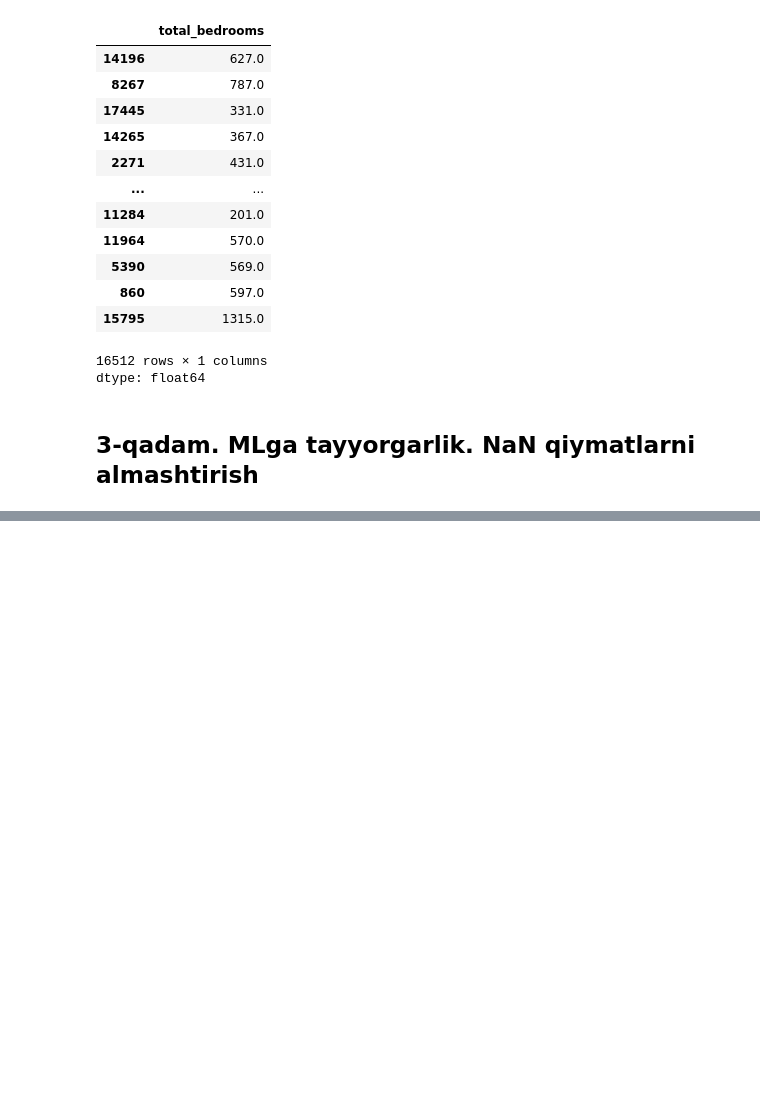
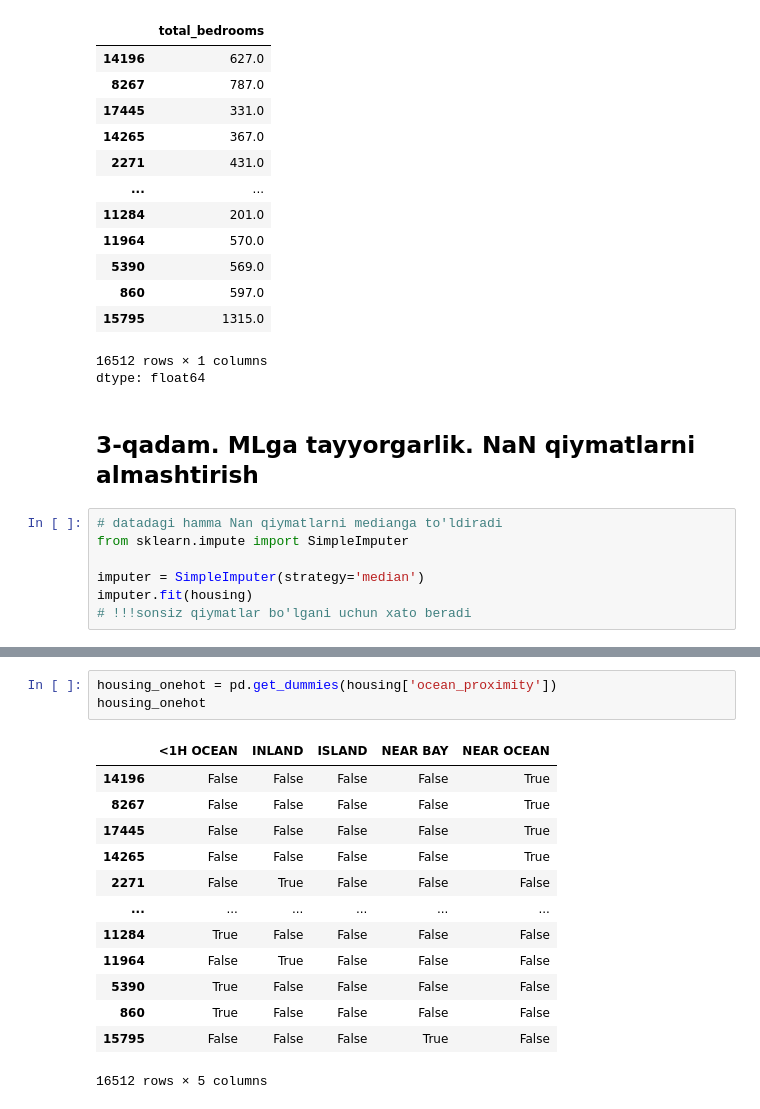
Before and after one commit to ulubeykhuja/mohir_dev_lessons, a Jupyter notebook: MLga_tayyorlash_uzim.ipynb, the cells around one changed output, grey strips where cells are left out. Drawn from its saved outputs; the diff is of its cells as text; blank space fills up the shorter version.

```diff
--- a/MLga_tayyorlash_uzim.ipynb
+++ b/MLga_tayyorlash_uzim.ipynb
@@ -79,3 +79,10 @@ housing['total_bedrooms'].fillna(median)
 dtype: float64
 # %% [markdown]
 ## **3-qadam. MLga tayyorgarlik. NaN qiymatlarni almashtirish**
+# %%
+# datadagi hamma Nan qiymatlarni medianga to'ldiradi
+from sklearn.impute import SimpleImputer
+
+imputer = SimpleImputer(strategy='median')
+imputer.fit(housing)
+# !!!sonsiz qiymatlar bo'lgani uchun xato beradi
@@ -81,0 +229,17 @@ dtype: float64
+# %%
+housing_onehot = pd.get_dummies(housing['ocean_proximity'])
+housing_onehot
+# %% [output]
+|  | <1H OCEAN | INLAND | ISLAND | NEAR BAY | NEAR OCEAN |
+| 14196 | False | False | False | False | True |
+| 8267 | False | False | False | False | True |
+| 17445 | False | False | False | False | True |
+| 14265 | False | False | False | False | True |
+| 2271 | False | True | False | False | False |
+| ... | ... | ... | ... | ... | ... |
+| 11284 | True | False | False | False | False |
+| 11964 | False | True | False | False | False |
+| 5390 | True | False | False | False | False |
+| 860 | True | False | False | False | False |
+| 15795 | False | False | False | True | False |
+16512 rows × 5 columns
```
Also changed, not shown: parts of 14 cells of this notebook.
